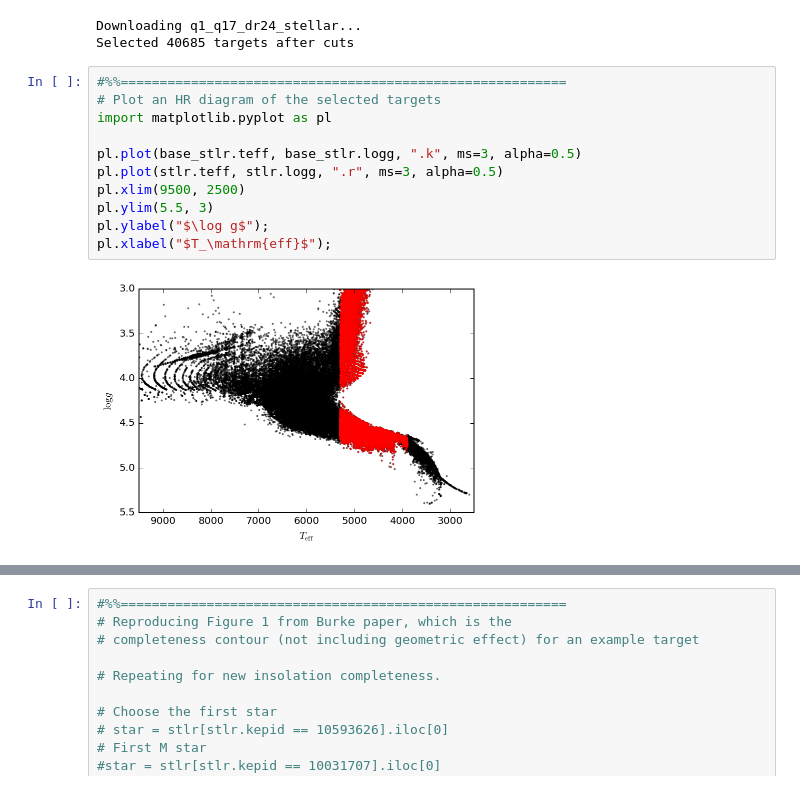
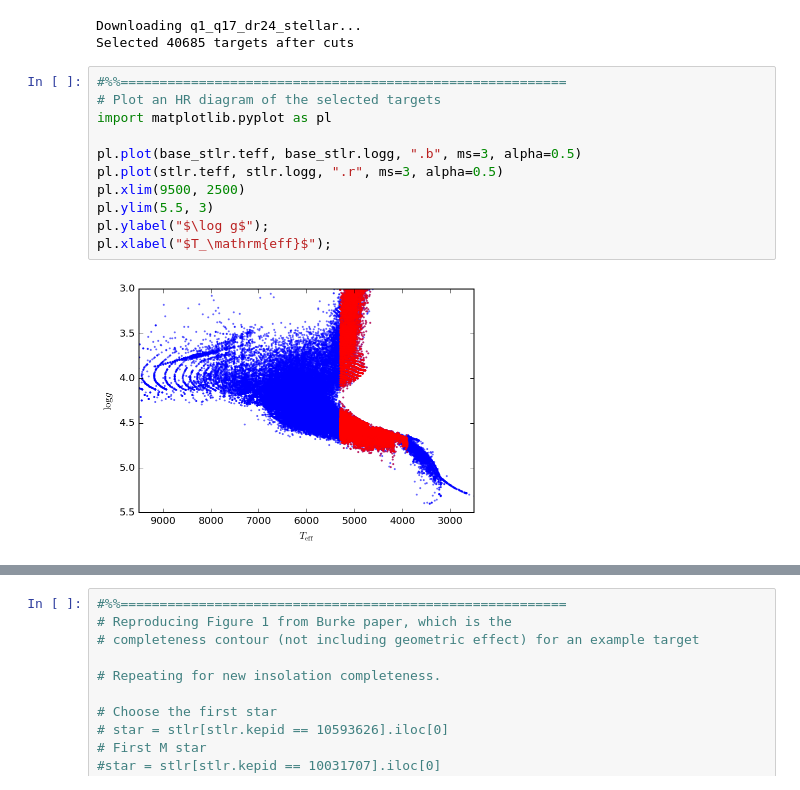
Before and after one commit to mshabram/PyStan_Kepler_Exoplanet_Populations, a Jupyter notebook: exopop_insolation_3_PyStan_v1.ipynb, the cells around one changed output, grey strips where cells are left out. Saved outputs shown, nothing was run; the diff lists cells and outputs as text.

```diff
--- a/exopop_insolation_3_PyStan_v1.ipynb
+++ b/exopop_insolation_3_PyStan_v1.ipynb
@@ -104,16 +102,16 @@ Selected 40685 targets after cuts
 # %%
 #%%=========================================================
 # Plot an HR diagram of the selected targets
 import matplotlib.pyplot as pl
 
-pl.plot(base_stlr.teff, base_stlr.logg, ".k", ms=3, alpha=0.5)
+pl.plot(base_stlr.teff, base_stlr.logg, ".b", ms=3, alpha=0.5)
 pl.plot(stlr.teff, stlr.logg, ".r", ms=3, alpha=0.5)
 pl.xlim(9500, 2500)
 pl.ylim(5.5, 3)
 pl.ylabel("$\log g$");
 pl.xlabel("$T_\mathrm{eff}$");
 # %% [output]
-[figure, old version]
+[figure, new version]
 # %%
 #%%=========================================================
 
```
Also changed, not shown: parts of 16 cells of this notebook.
